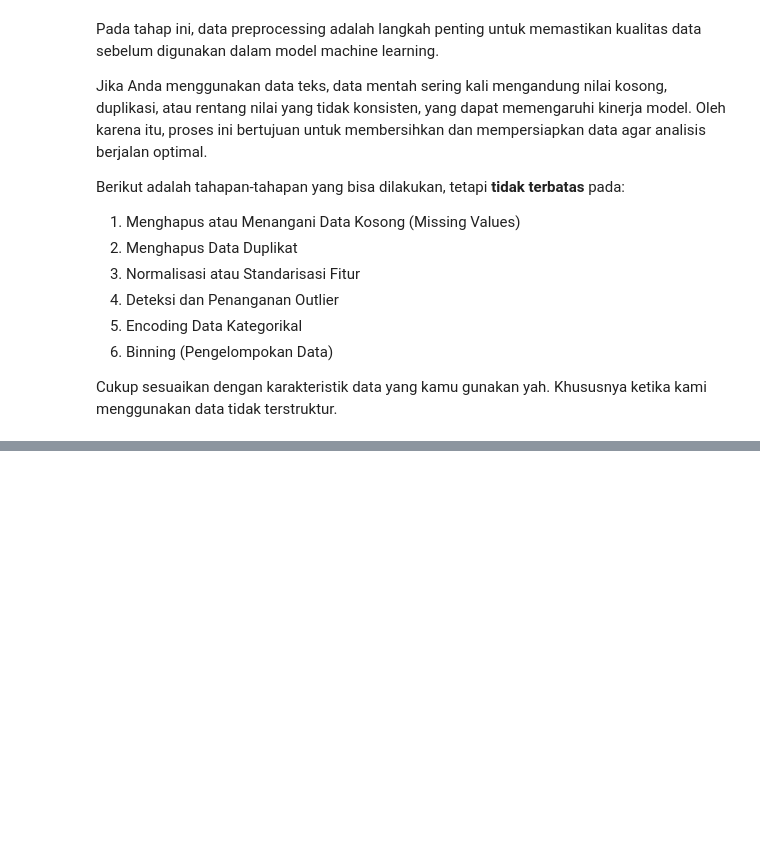
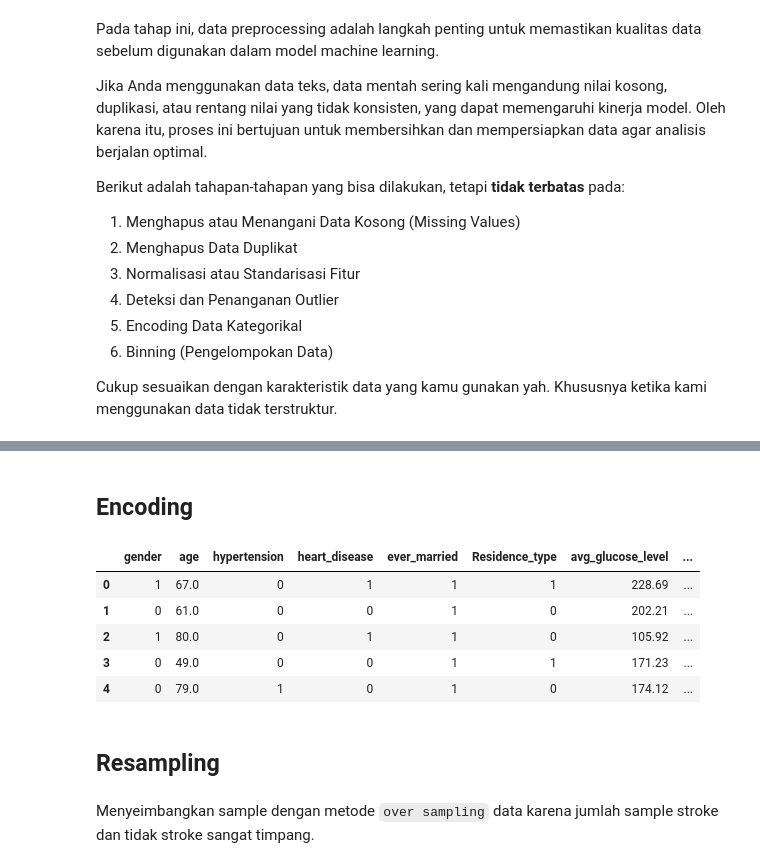
Before and after one commit to bayun2445/Eksperimen_SML_Bayu-Nugroho, a Jupyter notebook: preprocessing/Eksperimen_Bayu Nugroho.ipynb, the cells around one changed output, grey strips where cells are left out. Cells and saved outputs as stored; diff of their text form; code cells hidden in the pictures; blank space fills up the shorter version.

```diff
--- a/preprocessing/Eksperimen_Bayu Nugroho.ipynb
+++ b/preprocessing/Eksperimen_Bayu Nugroho.ipynb
@@ -200,0 +204,3 @@ Cukup sesuaikan dengan karakteristik data yang kamu gunakan yah. Khususnya ketik
+# %%
+print('Other gender sample count: ', len(df[df['gender']=='Other']))
+df = df[df['gender'] != 'Other']
@@ -200,0 +213,3 @@ Cukup sesuaikan dengan karakteristik data yang kamu gunakan yah. Khususnya ketik
+# %%
+bmi_median = df['bmi'].median()
+print("Median BMI: ", bmi_median)
@@ -200,0 +234,2 @@ Cukup sesuaikan dengan karakteristik data yang kamu gunakan yah. Khususnya ketik
+# %% [markdown]
+## Encoding
@@ -200,0 +244,17 @@ Cukup sesuaikan dengan karakteristik data yang kamu gunakan yah. Khususnya ketik
+# %%
+df = pd.concat([df, pd.get_dummies(df['work_type'], dtype=int)], axis=1)
+df = pd.concat([df, pd.get_dummies(df['smoking_status'], dtype=int)], axis=1)
+df = df.drop(columns=['work_type', 'smoking_status'], axis=1)
+
+df.head()
+# %% [output]
+|  | gender | age | hypertension | heart_disease | ever_married | Residence_type | avg_glucose_level | ... |
+| 0 | 1 | 67.0 | 0 | 1 | 1 | 1 | 228.69 | ... |
+| 1 | 0 | 61.0 | 0 | 0 | 1 | 0 | 202.21 | ... |
+| 2 | 1 | 80.0 | 0 | 1 | 1 | 0 | 105.92 | ... |
+| 3 | 0 | 49.0 | 0 | 0 | 1 | 1 | 171.23 | ... |
+| 4 | 0 | 79.0 | 1 | 0 | 1 | 0 | 174.12 | ... |
+# %% [markdown]
+## Resampling
+# %% [markdown]
+Menyeimbangkan sample dengan metode `over sampling` data karena jumlah sample stroke dan tidak stroke sangat timpang.
```
Also changed, not shown: parts of 15 cells of this notebook, 1 other file.
